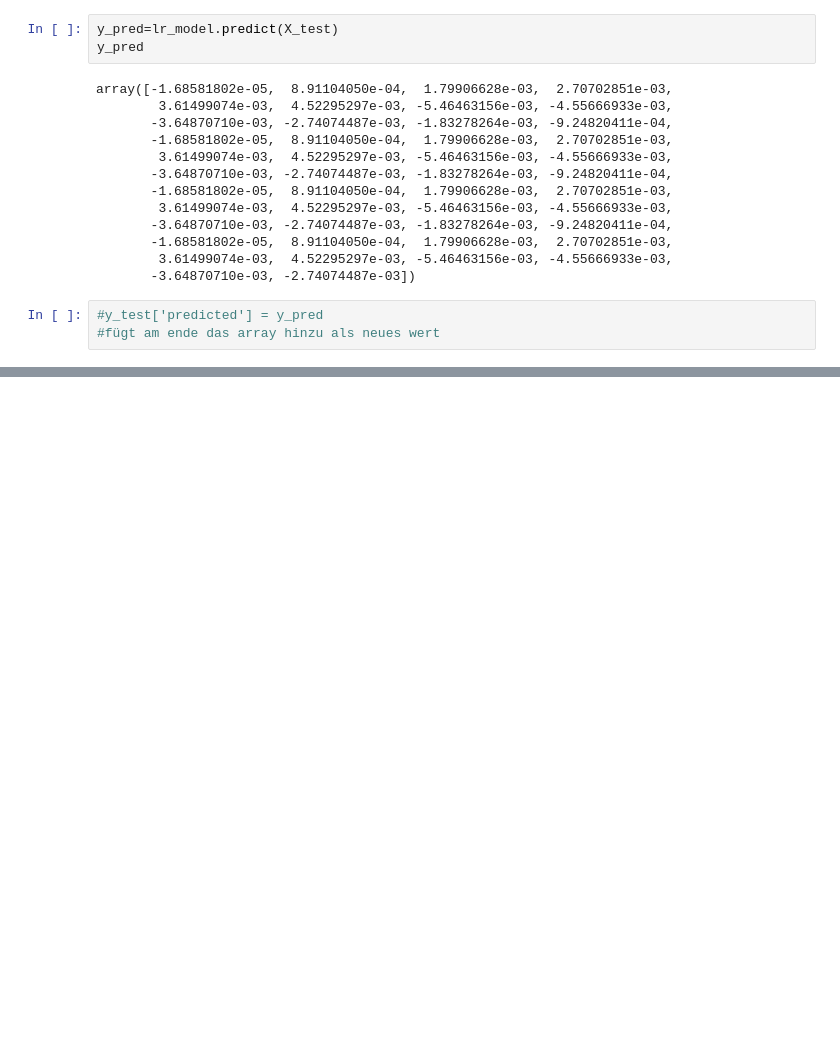
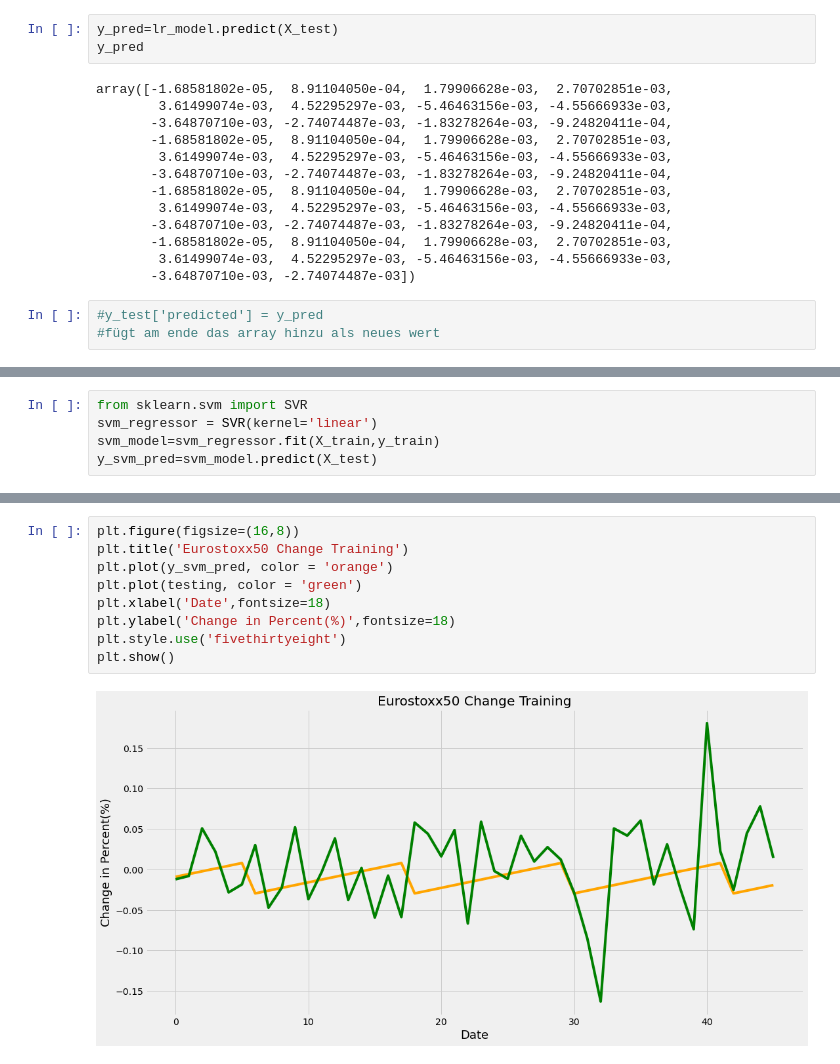
Before and after one commit to vglsimon/PredictReturn, a Jupyter notebook: PredictReturn.ipynb, the cells around one changed output, grey strips where cells are left out. Drawn from its saved outputs; the diff is of its cells as text; blank space fills up the shorter version.

```diff
--- a/PredictReturn.ipynb
+++ b/PredictReturn.ipynb
@@ -204,0 +213,5 @@ plt.show()
+# %%
+from sklearn.svm import SVR
+svm_regressor = SVR(kernel='linear')
+svm_model=svm_regressor.fit(X_train,y_train)
+y_svm_pred=svm_model.predict(X_test)
@@ -204,0 +258,11 @@ plt.show()
+# %%
+plt.figure(figsize=(16,8))
+plt.title('Eurostoxx50 Change Training')
+plt.plot(y_svm_pred, color = 'orange')
+plt.plot(testing, color = 'green')
+plt.xlabel('Date',fontsize=18)
+plt.ylabel('Change in Percent(%)',fontsize=18)
+plt.style.use('fivethirtyeight')
+plt.show()
+# %% [output]
+[figure, added]
```
Also changed, not shown: parts of 14 cells of this notebook.
